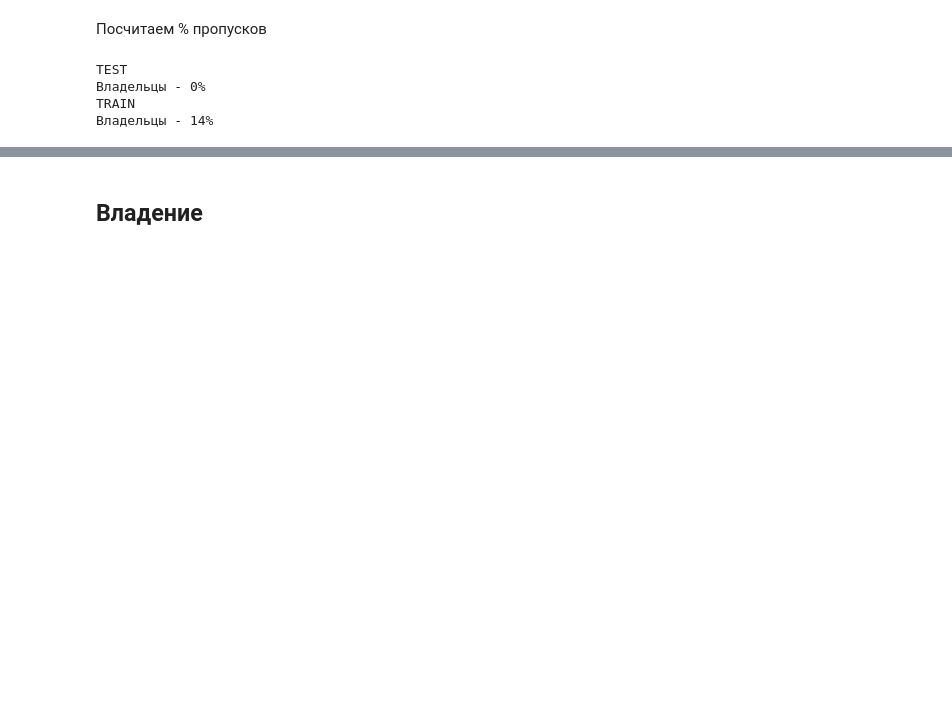
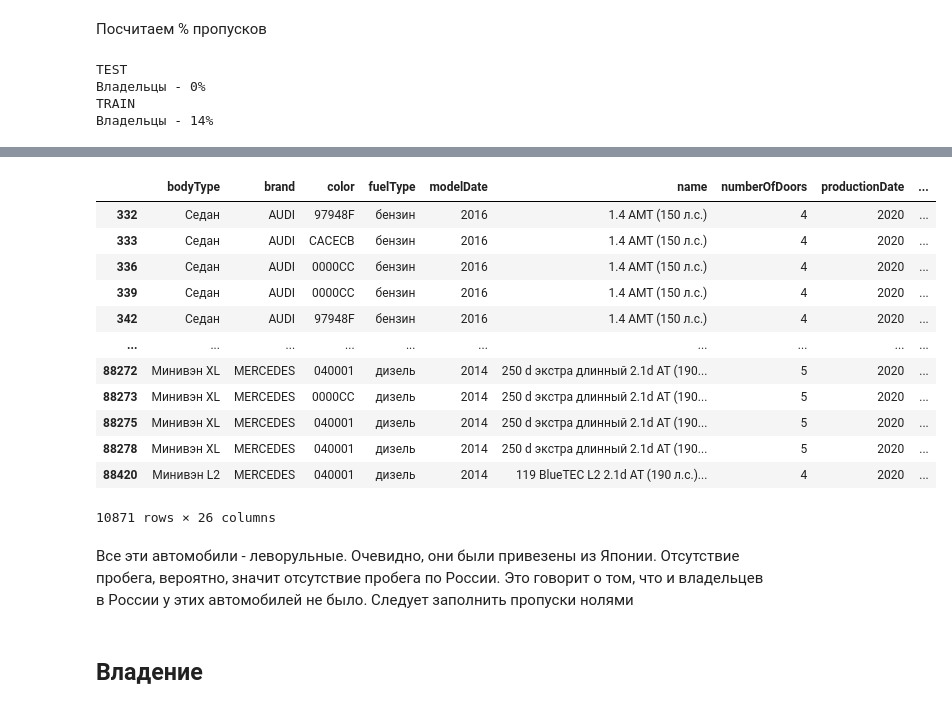
Before and after one commit to Sly-Dog/auto_pricing, a Jupyter notebook: secondary_notebooks/Preprocessing_and_thoughts.ipynb, the cells around one changed output, grey strips where cells are left out. Saved outputs shown, nothing was run; the diff lists cells and outputs as text; code cells hidden in the pictures; blank space fills up the shorter version.

```diff
--- a/secondary_notebooks/Preprocessing_and_thoughts.ipynb
+++ b/secondary_notebooks/Preprocessing_and_thoughts.ipynb
@@ -743,3 +819,21 @@ TRAIN
+# %%
+train_mod[train_mod['Владельцы'].isna()].query('productionDate == 2020')
+# %% [output]
+|  | bodyType | brand | color | fuelType | modelDate | name | numberOfDoors | productionDate | ... |
+| 332 | Седан | AUDI | 97948F | бензин | 2016 | 1.4 AMT (150 л.с.) | 4 | 2020 | ... |
+| 333 | Седан | AUDI | CACECB | бензин | 2016 | 1.4 AMT (150 л.с.) | 4 | 2020 | ... |
+| 336 | Седан | AUDI | 0000CC | бензин | 2016 | 1.4 AMT (150 л.с.) | 4 | 2020 | ... |
+| 339 | Седан | AUDI | 0000CC | бензин | 2016 | 1.4 AMT (150 л.с.) | 4 | 2020 | ... |
+| 342 | Седан | AUDI | 97948F | бензин | 2016 | 1.4 AMT (150 л.с.) | 4 | 2020 | ... |
+| ... | ... | ... | ... | ... | ... | ... | ... | ... | ... |
+| 88272 | Минивэн XL | MERCEDES | 040001 | дизель | 2014 | 250 d экстра длинный 2.1d AT (190... | 5 | 2020 | ... |
+| 88273 | Минивэн XL | MERCEDES | 0000CC | дизель | 2014 | 250 d экстра длинный 2.1d AT (190... | 5 | 2020 | ... |
+| 88275 | Минивэн XL | MERCEDES | 040001 | дизель | 2014 | 250 d экстра длинный 2.1d AT (190... | 5 | 2020 | ... |
+| 88278 | Минивэн XL | MERCEDES | 040001 | дизель | 2014 | 250 d экстра длинный 2.1d AT (190... | 5 | 2020 | ... |
+| 88420 | Минивэн L2 | MERCEDES | 040001 | дизель | 2014 | 119 BlueTEC L2 2.1d AT (190 л.с.)... | 4 | 2020 | ... |
+10871 rows × 26 columns
+# %% [markdown]
+Все эти автомобили - леворульные. Очевидно, они были привезены из Японии. Отсутствие пробега, вероятно, значит отсутствие пробега по России. Это говорит о том, что и владельцев в России у этих автомобилей не было. Следует заполнить пропуски нолями
 # %% [markdown]
 ## Владение
 # %%
```
Also changed, not shown: parts of 78 cells of this notebook, 1 other file.
